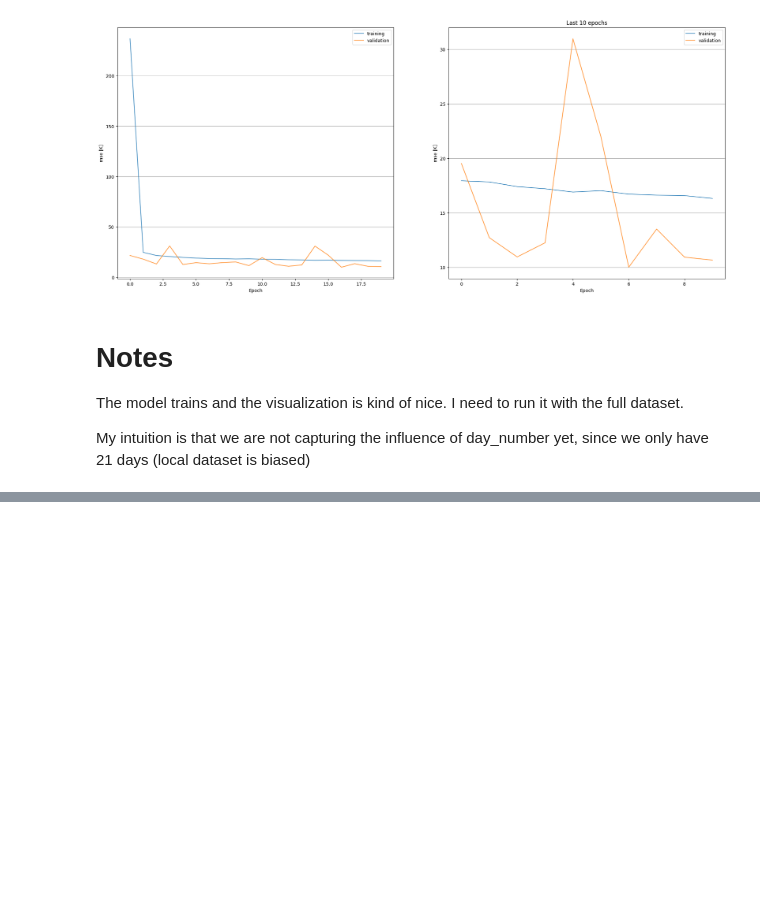
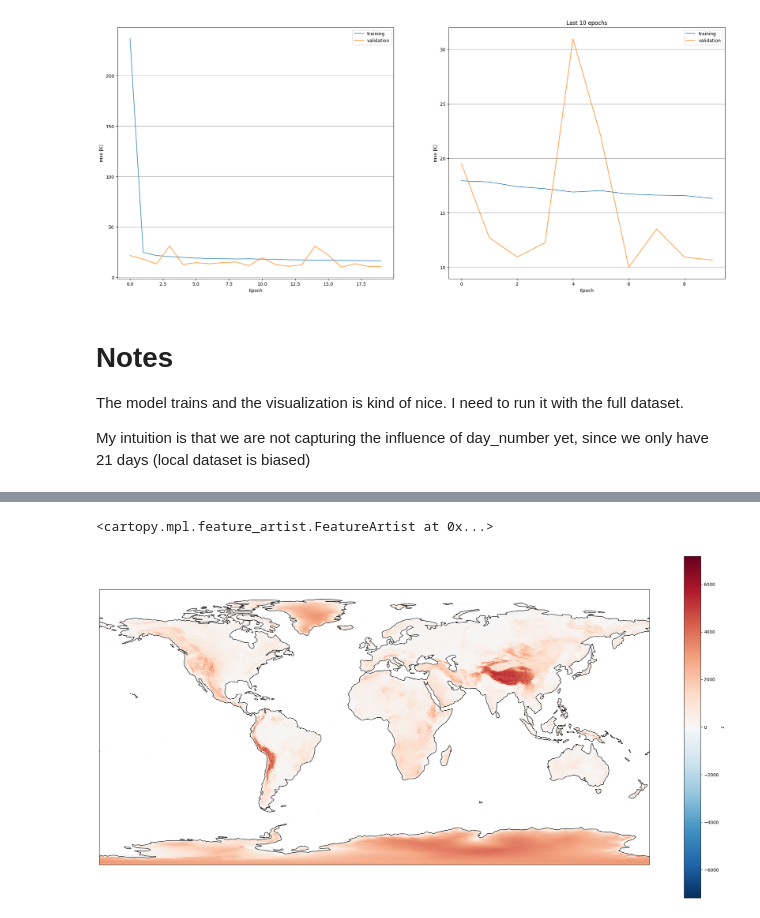
Before and after one commit to AndresTerrer/PMW_LST, a Jupyter notebook: notebooks/working_examples/Windsat_training.ipynb, the cells around one changed output, grey strips where cells are left out. Drawn from its saved outputs; the diff is of its cells as text; code cells hidden in the pictures; blank space fills up the shorter version.

```diff
--- a/notebooks/working_examples/Windsat_training.ipynb
+++ b/notebooks/working_examples/Windsat_training.ipynb
@@ -209,0 +198,6 @@ My intuition is that we are not capturing the influence of day_number yet, since
+# %%
+# Add DEM to the training data to see if the performance increases at all
+import xarray as xr
+dem_path = '../../data/processed/resampled_ETOPO2V2c.nc'
+dem_ds = xr.open_dataset(dem_path)
+dem_ds
@@ -209,0 +218,9 @@ My intuition is that we are not capturing the influence of day_number yet, since
+# %%
+import cartopy.crs as ccrs
+import matplotlib.pyplot as plt
+fig, ax = plt.subplots(1,1,figsize = (28,14), subplot_kw={"projection": ccrs.PlateCarree()})
+dem_ds.z.plot(ax=ax)
+ax.coastlines("110m")
+# %% [output]
+<cartopy.mpl.feature_artist.FeatureArtist at 0x...>
+[figure, added]
```
Also changed, not shown: parts of 8 cells of this notebook.
